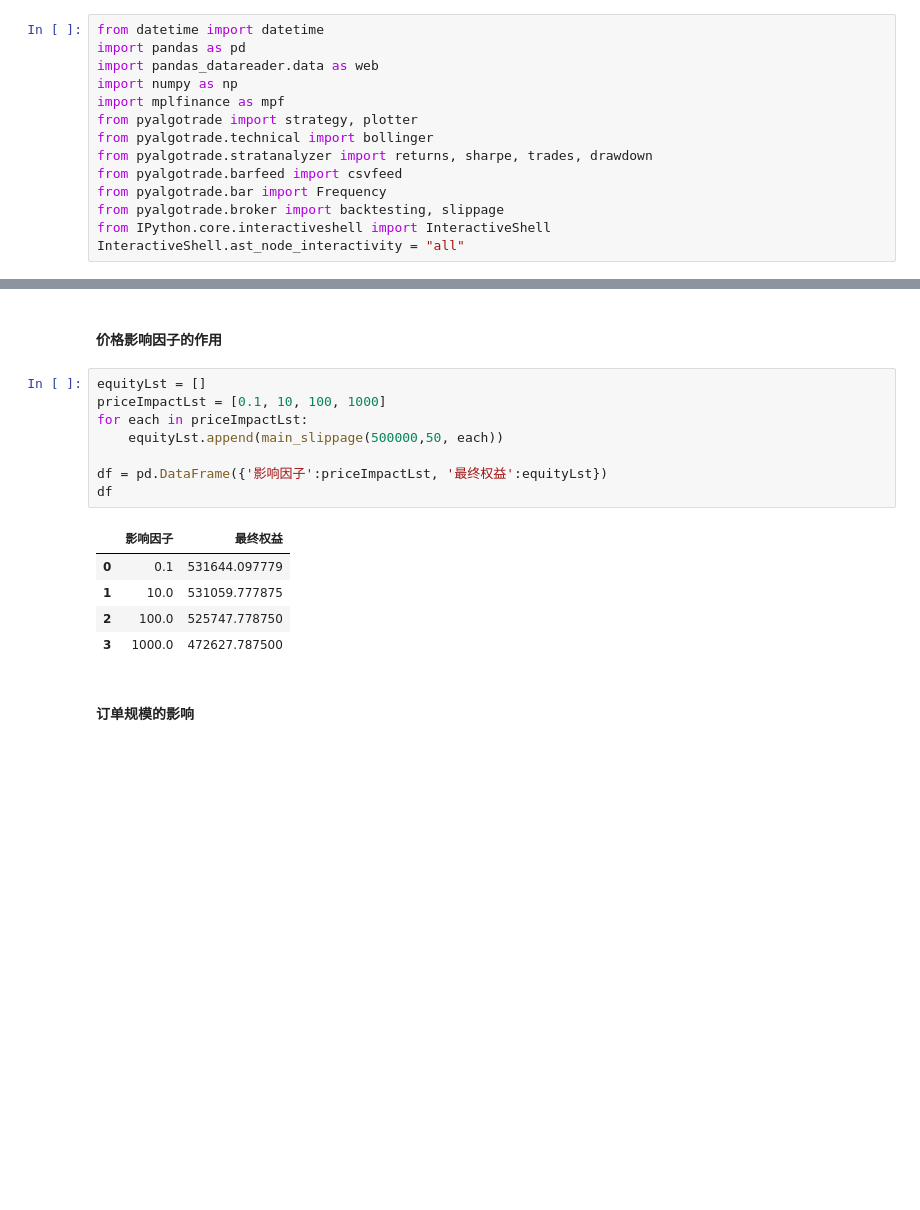
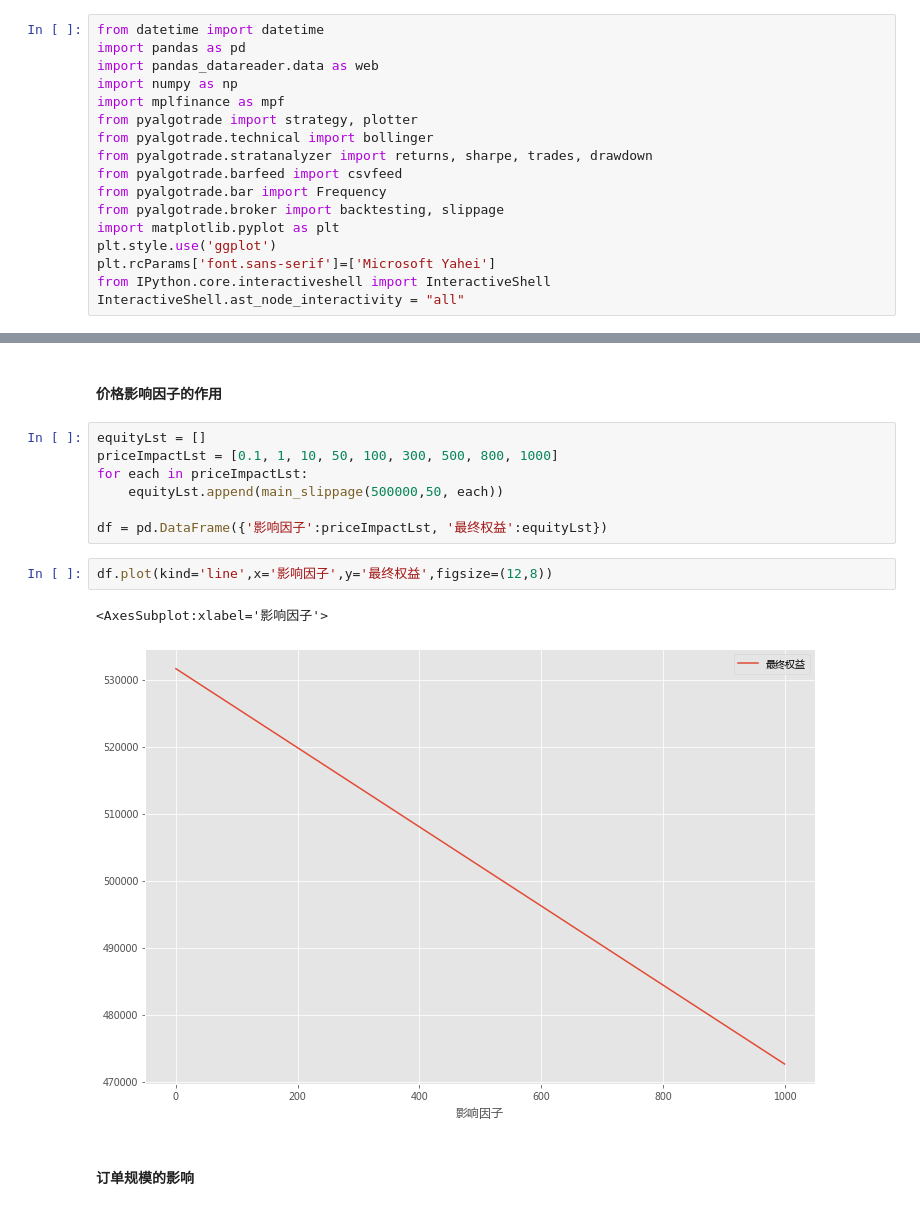
Before and after one commit to christinemu/quant-trading, a Jupyter notebook: realTrading.ipynb, the cells around one changed output, grey strips where cells are left out. Drawn from its saved outputs; the diff is of its cells as text; blank space fills up the shorter version.

```diff
--- a/realTrading.ipynb
+++ b/realTrading.ipynb
@@ -10,6 +10,9 @@ from pyalgotrade.stratanalyzer import returns, sharpe, trades, drawdown
 from pyalgotrade.barfeed import csvfeed
 from pyalgotrade.bar import Frequency
 from pyalgotrade.broker import backtesting, slippage
+import matplotlib.pyplot as plt
+plt.style.use('ggplot')
+plt.rcParams['font.sans-serif']=['Microsoft Yahei']
 from IPython.core.interactiveshell import InteractiveShell
 InteractiveShell.ast_node_interactivity = "all"
 # %% [markdown]
@@ -266,18 +252,16 @@ print(f'最终权益为：{main_slippage(50000,5,0.01):.2f}')
 #### 价格影响因子的作用
 # %%
 equityLst = []
-priceImpactLst = [0.1, 10, 100, 1000]
+priceImpactLst = [0.1, 1, 10, 50, 100, 300, 500, 800, 1000]
 for each in priceImpactLst:
     equityLst.append(main_slippage(500000,50, each))
 
 df = pd.DataFrame({'影响因子':priceImpactLst, '最终权益':equityLst})
-df
-# %% [output]
-|  | 影响因子 | 最终权益 |
-| 0 | 0.1 | 531644.097779 |
-| 1 | 10.0 | 531059.777875 |
-| 2 | 100.0 | 525747.778750 |
-| 3 | 1000.0 | 472627.787500 |
+# %%
+df.plot(kind='line',x='影响因子',y='最终权益',figsize=(12,8))
+# %% [output]
+<AxesSubplot:xlabel='影响因子'>
+[figure, added]
 # %% [markdown]
 #### 订单规模的影响
 # %%
```
Also changed, not shown: parts of 18 cells of this notebook, 1 other file.
